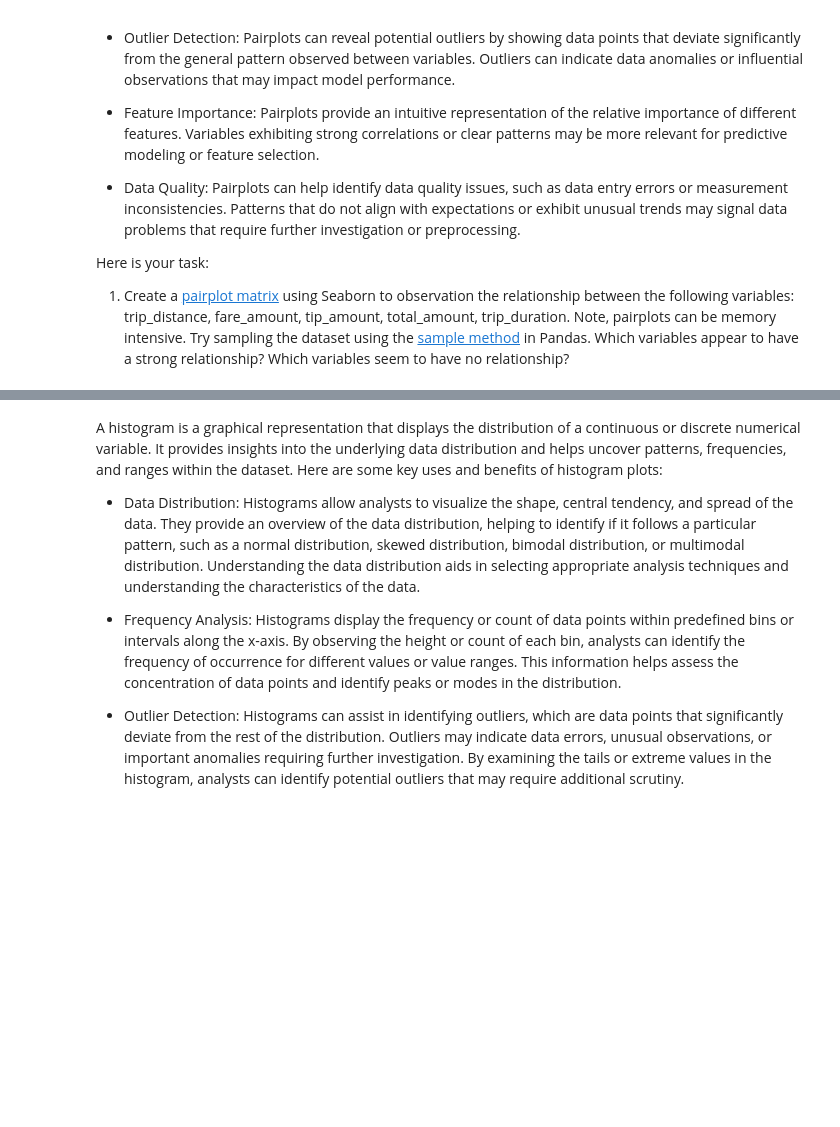
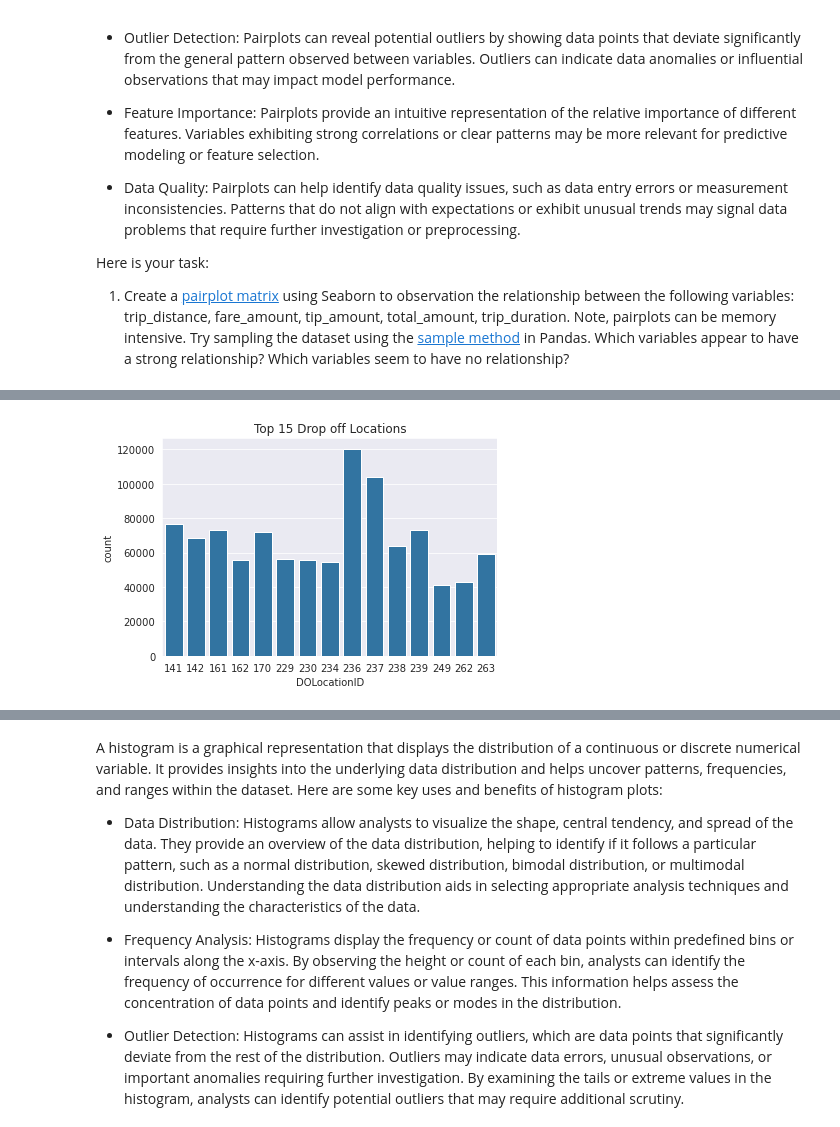
Before and after one commit to hydrodan/MLE_MiniProjects, a Jupyter notebook: Copy_of_Student_MLE_MiniProject_EDA.ipynb, the cells around one changed output, grey strips where cells are left out. Saved outputs shown, nothing was run; the diff lists cells and outputs as text; code cells hidden in the pictures; blank space fills up the shorter version.

```diff
--- a/Copy_of_Student_MLE_MiniProject_EDA.ipynb
+++ b/Copy_of_Student_MLE_MiniProject_EDA.ipynb
@@ -250,0 +319,4 @@ Here is your task:
+# %%
+# Get the 15 largest Drop off location IDs by number of trips
+top_15_DOLoc = tripdata.groupby('DOLocationID')['DOLocationID'].sum().nlargest(15)
+top_15_DOLoc
@@ -251,2 +363,7 @@ Here is your task:
 # %%
 # Create a Seaborn countplot for PULocationID and DOLocationID. Only plot the top 15 categories by value counts.
+_ = sns.countplot(tripdata[tripdata['DOLocationID'].isin(top_15_DOLoc.index[:])], x='DOLocationID')
+_ = plt.title('Top 15 Drop off Locations')
+plt.show()
+# %% [output]
+[figure, added]
```
Also changed, not shown: parts of 26 cells of this notebook.
